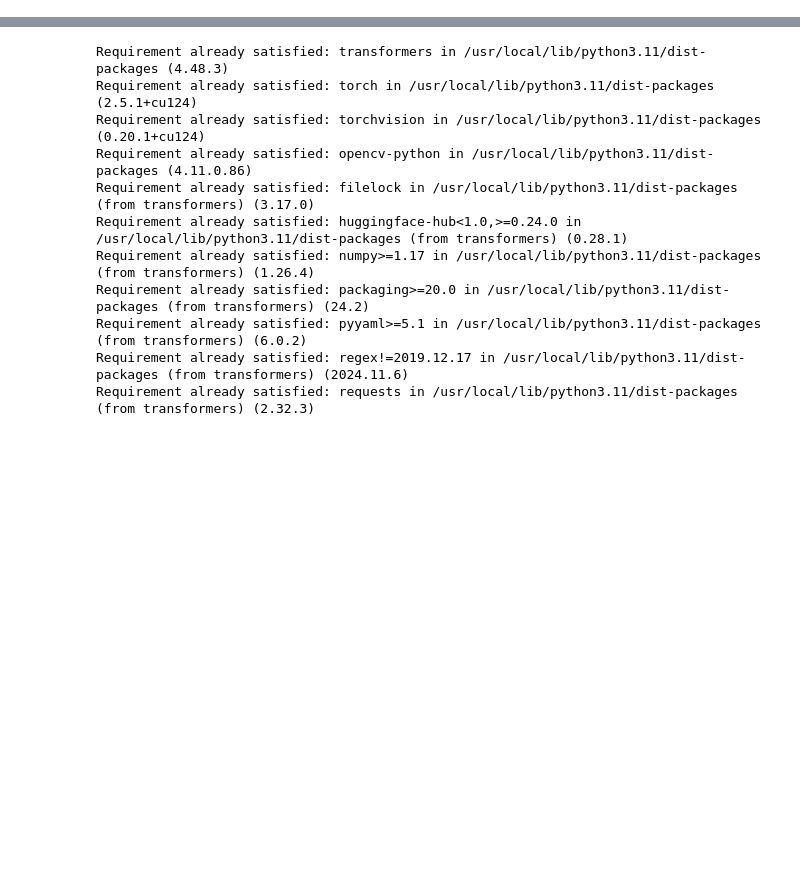
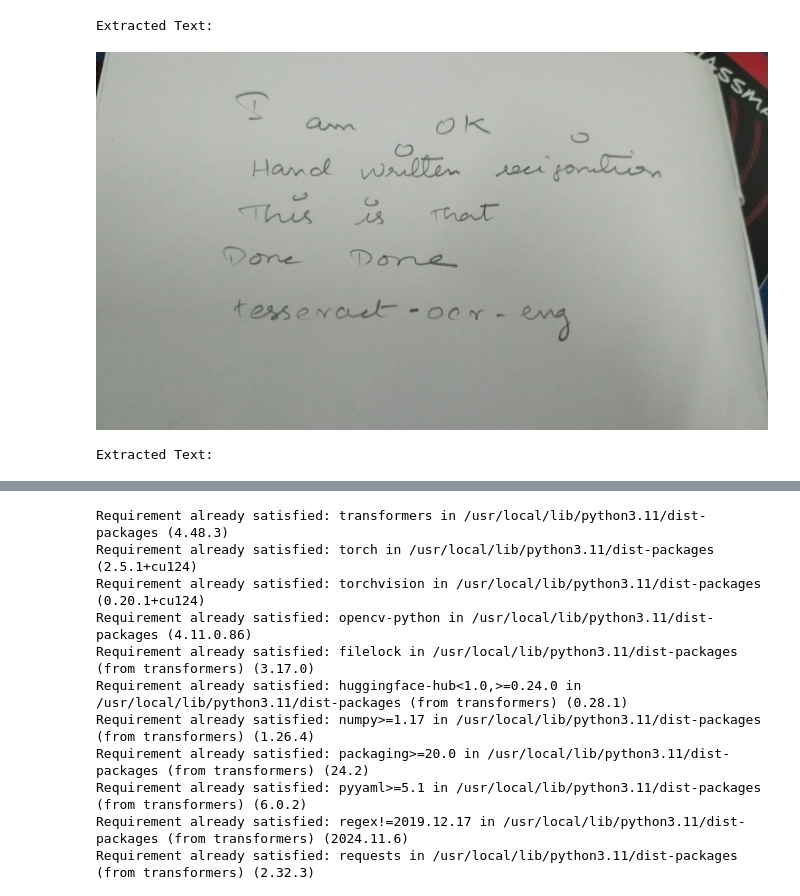
Before and after one commit to var-13/varshaa, a Jupyter notebook: hand_written_rec_ai.ipynb, the cells around one changed output, grey strips where cells are left out. Cells and saved outputs as stored; diff of their text form; code cells hidden in the pictures; blank space fills up the shorter version.

```diff
--- a/hand_written_rec_ai.ipynb
+++ b/hand_written_rec_ai.ipynb
@@ -1,2 +1,65 @@
 # %% [markdown]
 <a href="https://colab.research.google.com/github/var-13/varshaa/blob/main/hand_written_rec_ai.ipynb" target="_parent"><img src="https://colab.research.google.com/assets/colab-badge.svg" alt="Open In Colab"/></a>
+# %%
+import cv2
+import pytesseract
+import numpy as np
+from PIL import Image
+
+# Load the image
+image_path = "WhatsApp Image 2025-03-10 at 9.14.42 PM.jpeg"
+img = cv2.imread(image_path)
+
+# Convert to grayscale
+gray = cv2.cvtColor(img, cv2.COLOR_BGR2GRAY)
+
+# Resize the image to improve OCR accuracy
+gray = cv2.resize(gray, None, fx=2, fy=2, interpolation=cv2.INTER_CUBIC)
+
+# Apply adaptive thresholding
+gray = cv2.adaptiveThreshold(gray, 255, cv2.ADAPTIVE_THRESH_GAUSSIAN_C, cv2.THRESH_BINARY, 11, 2)
+
+# Save and check the processed image
+cv2.imwrite("processed_image.jpg", gray)
+
+# Perform OCR
+text = pytesseract.image_to_string(gray, lang="eng")
+
+# Print the extracted text
+print("Extracted Text:\n", text)
+# %% [output]
+Extracted Text:
+# %%
+from google.colab.patches import cv2_imshow
+
+cv2_imshow(img)
+# %% [output]
+[figure, added]
+# %%
+import cv2
+import pytesseract
+import numpy as np
+from PIL import Image
+
+# Path to uploaded image
+image_path = "WhatsApp Image 2025-03-10 at 9.14.42 PM.jpeg"
+
+# Read the image
+img = cv2.imread(image_path)
+
+# Convert to grayscale
+gray = cv2.cvtColor(img, cv2.COLOR_BGR2GRAY)
+
+# Apply thresholding to remove noise
+gray = cv2.adaptiveThreshold(gray, 255, cv2.ADAPTIVE_THRESH_GAUSSIAN_C, cv2.THRESH_BINARY, 11, 2)
+
+# Denoise the image
+gray = cv2.fastNlMeansDenoising(gray, h=30)
+
+# Perform OCR with English language
+text = pytesseract.image_to_string(gray, lang="eng")
+
+# Print extracted text
+print("Extracted Text:\n", text)
+# %% [output]
+Extracted Text:
```
Also changed, not shown: parts of 13 cells of this notebook.
